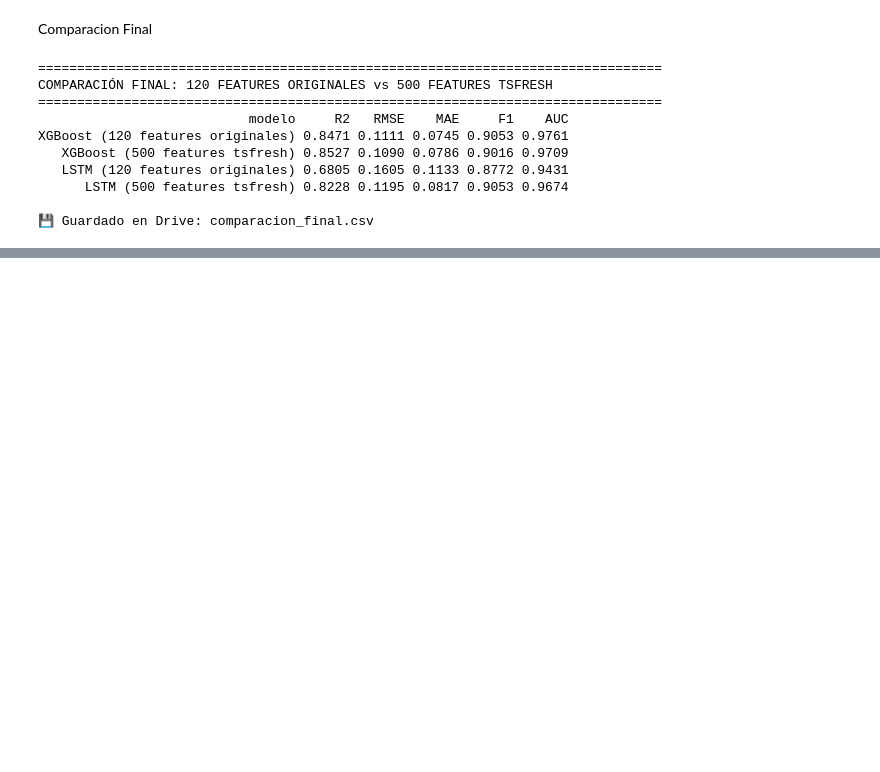
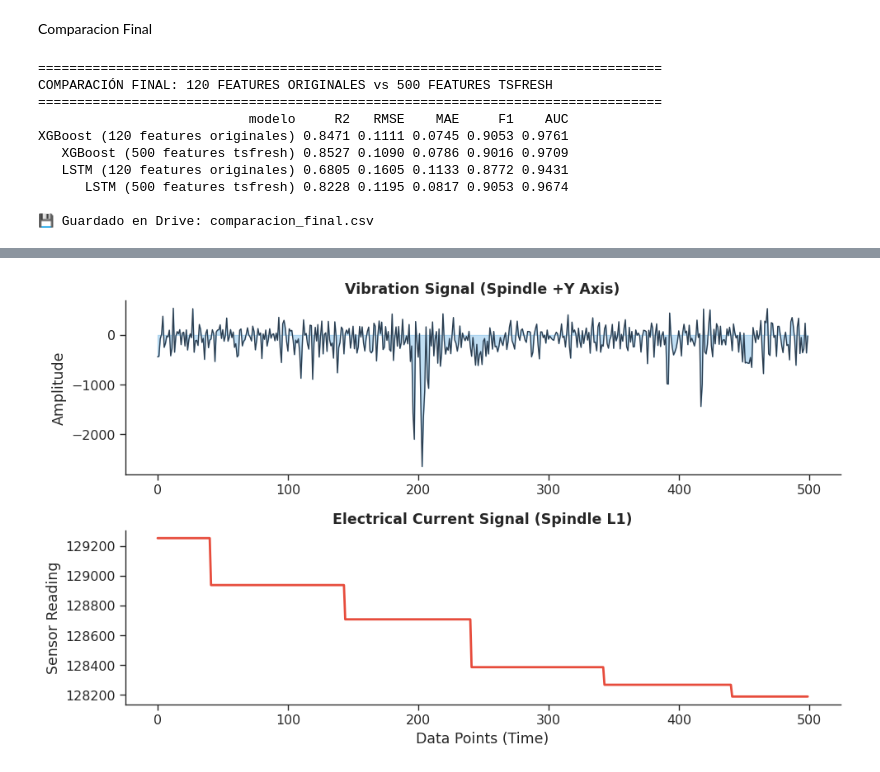
Before and after one commit to Coobaltoo13/milling-tool-life-fusion, a Jupyter notebook: 08_tsfresh_benchmark.ipynb, the cells around one changed output, grey strips where cells are left out. Drawn from its saved outputs; the diff is of its cells as text; code cells hidden in the pictures; blank space fills up the shorter version.

```diff
--- a/08_tsfresh_benchmark.ipynb
+++ b/08_tsfresh_benchmark.ipynb
@@ -296,0 +394,37 @@ XGBoost (120 features originales) 0.8471 0.1111 0.0745 0.9053 0.9761
+# %%
+import zipfile
+import pandas as pd
+import matplotlib.pyplot as plt
+import seaborn as sns
+
+# Estilo limpio de revista
+sns.set_theme(style="ticks", context="paper", font_scale=1.3)
+plt.rcParams['font.family'] = 'sans-serif'
+
+ruta_zip = '/content/drive/MyDrive/raw_data.zip'
+with zipfile.ZipFile(ruta_zip, 'r') as z:
+    archivo = [a for a in z.namelist() if a.endswith('.csv')][0]
+    with z.open(archivo) as f:
+        df = pd.read_csv(f)
+
+fig, axes = plt.subplots(2, 1, figsize=(10, 6))
+
+# Gráfico 1: Relleno suave debajo de la línea (se ve súper pro)
+axes[0].plot(df['Accelerometer - Spindle +Y'][:500], color='#2c3e50', linewidth=1)
+axes[0].fill_between(range(500), df['Accelerometer - Spindle +Y'][:500], color='#3498db', alpha=0.3)
+axes[0].set_title('Vibration Signal (Spindle +Y Axis)', fontweight='bold')
+axes[0].set_ylabel('Amplitude')
+sns.despine(ax=axes[0]) # Quita los bordes de arriba y derecha
+
+# Gráfico 2: Corriente con un color elegante
+axes[1].plot(df['Current - Spindle L1'][:500], color='#e74c3c', linewidth=2)
+axes[1].set_title('Electrical Current Signal (Spindle L1)', fontweight='bold')
+axes[1].set_ylabel('Sensor Reading')
+axes[1].set_xlabel('Data Points (Time)')
+sns.despine(ax=axes[1])
+
+plt.tight_layout()
+plt.savefig('/content/drive/MyDrive/signals_plot_nature.png', dpi=300, bbox_inches='tight')
+plt.show()
+# %% [output]
+[figure, added]
```
Also changed, not shown: parts of 5 cells of this notebook.
